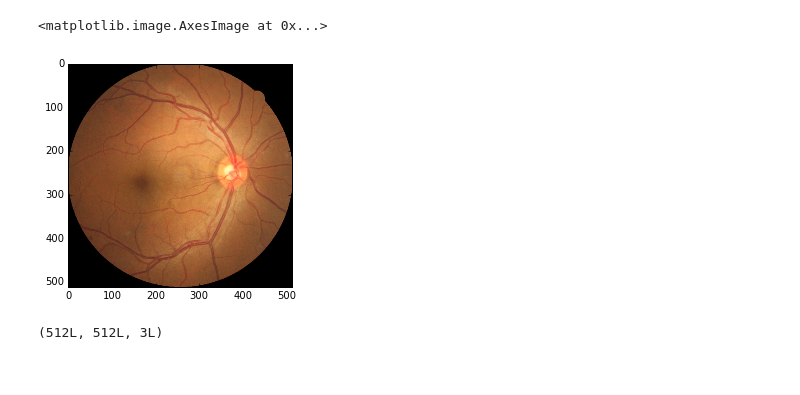
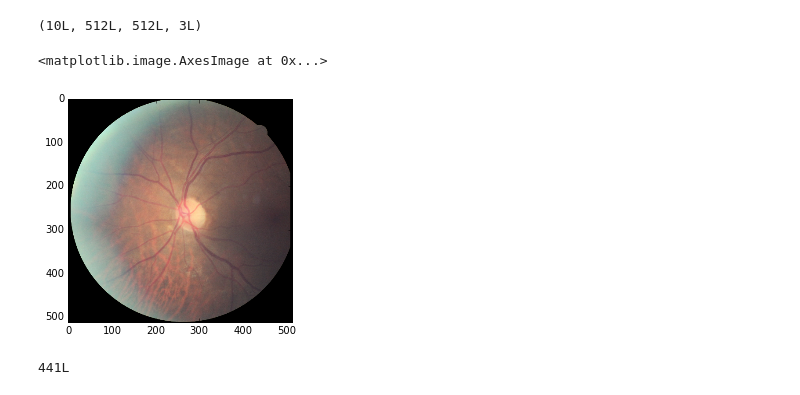
Before and after one commit to A-Jacobson/Retinopathy_Detection, a Jupyter notebook: tutorial/Further_Preprocessing.ipynb, the cells around one changed output. Drawn from its saved outputs; the diff is of its cells as text; code cells hidden in the pictures.

```diff
--- a/tutorial/Further_Preprocessing.ipynb
+++ b/tutorial/Further_Preprocessing.ipynb
@@ -20,2 +23,0 @@ x, y, w, h = cv2.boundingRect(contours[0])
-# %%
-crop = im[y:y+h,x:x+w]
@@ -27,13 +24,18 @@ plt.imshow(crop)
 # %%
-def crop(im, threshold=30):
+def smart_crop(im, threshold=30):
     """
     im = image as np array
     threshold = min pixel value for binary-otsu thresholding
     crops eyes out of each image (removes the black background)
     """
-    im = cv2.imread(im)
     imgray = cv2.cvtColor(im, cv2.COLOR_BGR2GRAY)
     ret, thresh = cv2.threshold(imgray, threshold, 255, cv2.THRESH_BINARY+cv2.THRESH_OTSU)
     contours = cv2.findContours(thresh, cv2.RETR_TREE, cv2.CHAIN_APPROX_SIMPLE)
     x, y, w, h = cv2.boundingRect(contours[0])
     return im[y:y+h,x:x+w]
+# %%
+def preprocess(im, size=(512, 512), threshold=50):
+    im = cv2.imread(im)
+    im = crop(im, threshold)
+    im = smart_resize(im, size)
+    return im
@@ -48,0 +77,2 @@ resized = cv2.resize(cropped, (512, 512))
+# %%
+samples = np.array(map(preprocess, images))
@@ -49,10 +100,9 @@ resized = cv2.resize(cropped, (512, 512))
+# %%
+samples.shape
+# %% [output]
+(10L, 512L, 512L, 3L)
 # %%
-resized = cv2.cvtColor(resized, cv2.COLOR_BGR2RGB)
-plt.imshow(resized)
+plt.imshow(cv2.cvtColor(samples[0],cv2.COLOR_BGR2RGB))
 # %% [output]
 <matplotlib.image.AxesImage at 0x...>
-[figure, old version]
+[figure, new version]
-# %%
-resized.shape
-# %% [output]
-(512L, 512L, 3L)
@@ -60,0 +109,4 @@ class PreProcessor:
+# %%
+samples[0].shape[1]
+# %% [output]
+441L
```
Also changed, not shown: parts of 11 cells of this notebook, 1 other file.
